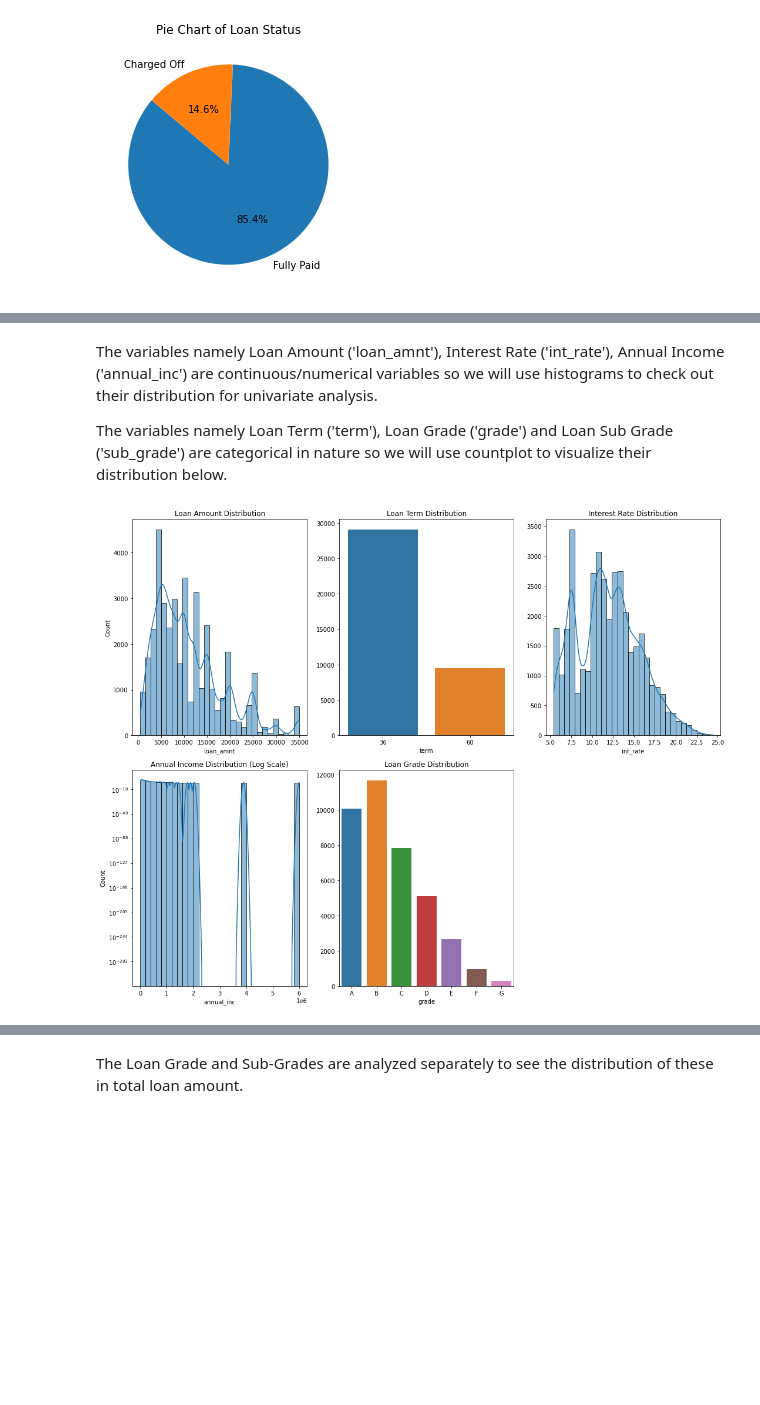
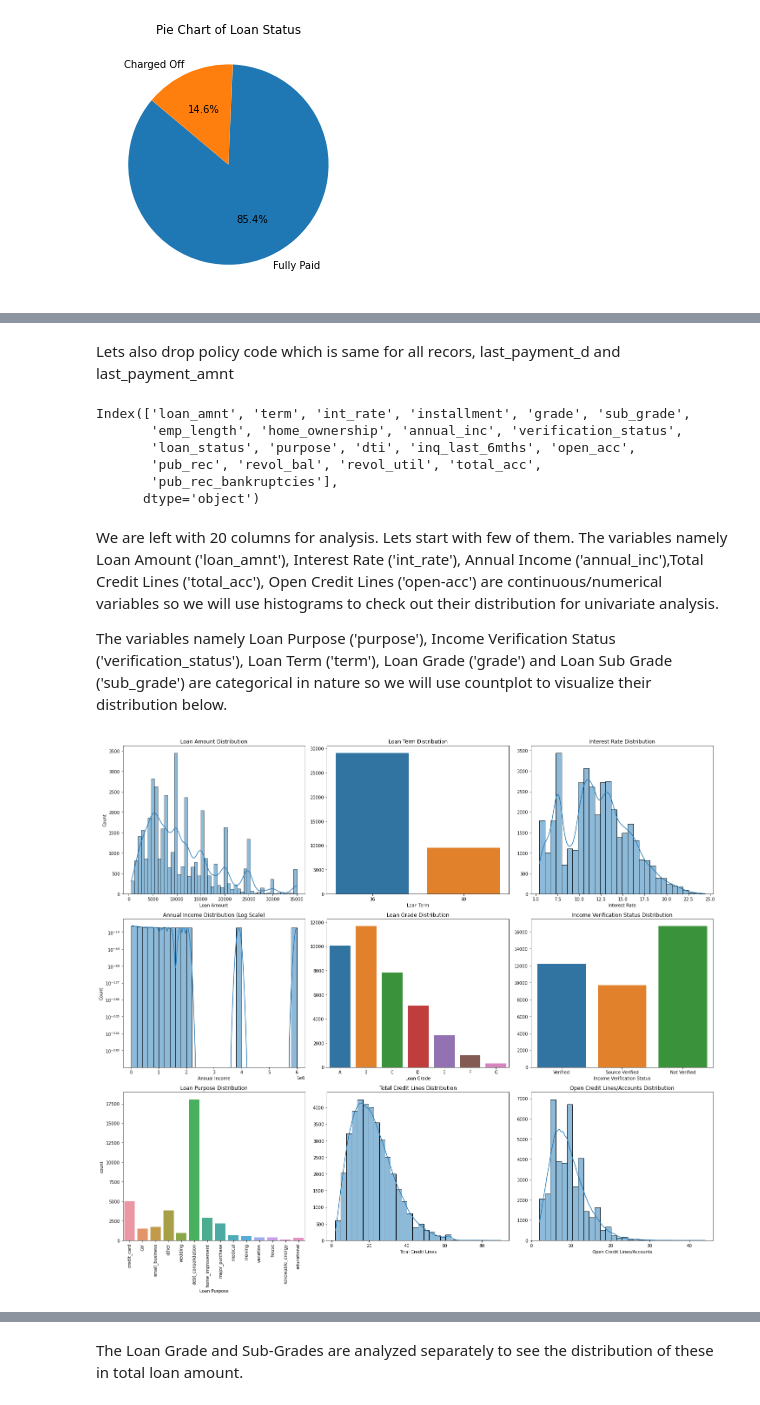
Before and after one commit to abym-droid/upgrad-lending-club-case-study, a Jupyter notebook: Abhishek_Mukherjee.ipynb, the cells around one changed output, grey strips where cells are left out. Cells and saved outputs as stored; diff of their text form; code cells hidden in the pictures; blank space fills up the shorter version.

Commit message:
Added Bivariate/Muktivariate Analysis, considered some additional columns and filtered some more. Added Derived metrics and conclusion

```diff
--- a/Abhishek_Mukherjee.ipynb
+++ b/Abhishek_Mukherjee.ipynb
@@ -382,0 +477,9 @@ Now we will analyze some more columns to understand their importance
+# %%
+# Lets drop non-relevant columns
+
+loan_df_filtered = (loan_df_filtered.drop(columns=
+                                          ['id', 'member_id', 'funded_amnt', 'funded_amnt_inv', 'issue_d', 'url', 'title',
+                                           'zip_code', 'addr_state', 'delinq_2yrs', 'earliest_cr_line', 'initial_list_status',
+                                           'out_prncp', 'out_prncp_inv', 'total_pymnt', 'total_pymnt_inv', 'total_rec_prncp',
+                                           'total_rec_int', 'total_rec_late_fee','recoveries', 'collection_recovery_fee',
+                                           'chargeoff_within_12_mths', 'delinq_amnt', 'tax_liens']))
@@ -382,0 +599,3 @@ Now we will analyze some more columns to understand their importance
+# %%
+# Drop aforementioned columns
+loan_df_filtered = loan_df_filtered.drop(columns=['pymnt_plan', 'application_type', 'last_credit_pull_d', 'collections_12_mths_ex_med', 'acc_now_delinq'])
@@ -383,40 +624,83 @@ Now we will analyze some more columns to understand their importance
+# %% [markdown]
+Lets also drop policy code which is same for all recors, last_payment_d and last_payment_amnt
+# %%
+loan_df_filtered = loan_df_filtered.drop(columns=['policy_code','last_pymnt_d', 'last_pymnt_amnt'])
+# %%
+loan_df_filtered.columns
+# %% [output]
+Index(['loan_amnt', 'term', 'int_rate', 'installment', 'grade', 'sub_grade',
+       'emp_length', 'home_ownership', 'annual_inc', 'verification_status',
+       'loan_status', 'purpose', 'dti', 'inq_last_6mths', 'open_acc',
+       'pub_rec', 'revol_bal', 'revol_util', 'total_acc',
+       'pub_rec_bankruptcies'],
+      dtype='object')
 # %% [markdown]
-The variables namely Loan Amount ('loan_amnt'), Interest Rate ('int_rate'), Annual Income ('annual_inc') are continuous/numerical variables so we will use histograms to check out their distribution for univariate analysis.
+We are left with 20 columns for analysis. Lets start with few of them. The variables namely Loan Amount ('loan_amnt'), Interest Rate ('int_rate'), Annual Income ('annual_inc'),Total Credit Lines ('total_acc'), Open Credit Lines ('open-acc') are continuous/numerical variables so we will use histograms to check out their distribution for univariate analysis.
 
-The variables namely Loan Term ('term'), Loan Grade ('grade') and Loan Sub Grade ('sub_grade') are categorical in nature so we will use countplot to visualize their distribution below.
+The variables namely Loan Purpose ('purpose'), Income Verification Status ('verification_status'), Loan Term ('term'), Loan Grade ('grade') and Loan Sub Grade ('sub_grade') are categorical in nature so we will use countplot to visualize their distribution below.
 # %%
 # Lets check out the visualizations of the aforementioned variables distribution
-plt.figure(figsize=[15, 12])
+plt.figure(figsize=[20, 18])
 
 # Loan Amount Distribution
-plt.subplot(2, 3, 1)
-sns.histplot(data=loan_df_filtered, x='loan_amnt', bins=30, kde=True)
+plt.subplot(3, 3, 1)
+sns.histplot(data=loan_df_filtered, x='loan_amnt', bins=50, kde=True)
+plt.xlabel('Loan Amount')
 plt.title('Loan Amount Distribution')
 
 # Term Distribution
-plt.subplot(2, 3, 2)
+plt.subplot(3, 3, 2)
 sns.countplot(data=loan_df_filtered, x='term' ).set(ylabel=None)
+plt.xlabel('Loan Term')
 plt.title('Loan Term Distribution')
 
 # Interest Rate Distribution
-plt.subplot(2, 3, 3)
+plt.subplot(3, 3, 3)
 sns.histplot(data=loan_df_filtered, x='int_rate', bins=30, kde=True).set(ylabel=None)
+plt.xlabel('Interest Rate')
 plt.title('Interest Rate Distribution')
 
 # Annual Income Distribution (log scale for clarity)
-plt.subplot(2, 3, 4)
+plt.subplot(3, 3, 4)
 sns.histplot(data=loan_df_filtered, x='annual_inc', bins=30, kde=True)
 plt.yscale('log')
+plt.xlabel('Annual Income')
 plt.title('Annual Income Distribution (Log Scale)')
 
 # Loan Grade Distribution
-plt.subplot(2, 3, 5)
+plt.subplot(3, 3, 5)
 sns.countplot(data=loan_df_filtered, x='grade', order=sorted(loan_df_filtered['grade'].unique())).set(ylabel=None)
+plt.xlabel('Loan Grade')
 plt.title('Loan Grade Distribution')
 
+# Income Verification status Distribution
+plt.subplot(3, 3, 6)
+sns.countplot(data=loan_df_filtered, x='verification_status').set(ylabel=None)
+plt.xlabel('Income Verification Status')
+plt.title('Income Verification Status Distribution')
+
+# Loan Purpose Distribution
+plt.subplot(3, 3, 7)
+sns.countplot(data=loan_df_filtered, x='purpose')
+plt.xlabel('Loan Purpose')
+plt.xticks(rotation=90)
+plt.title('Loan Purpose Distribution')
+
+# Total Credit Lines on file for Borrowers Distribution
+plt.subplot(3, 3, 8)
+sns.histplot(data=loan_df_filtered, x='total_acc', bins=30, kde=True).set(ylabel=None)
+plt.xlabel('Total Credit Lines')
+plt.title('Total Credit Lines Distribution')
+
+
+# Open Credit Lines/Accounts Distribution
+plt.subplot(3, 3, 9)
+sns.histplot(data=loan_df_filtered, x='open_acc', bins=30, kde=True).set(ylabel=None)
+plt.xlabel('Open Credit Lines/Accounts')
+plt.title('Open Credit Lines/Accounts Distribution')
 
 plt.tight_layout()
 plt.show()
 # %% [output]
-[figure, old version]
+[figure, new version]
 # %% [markdown]
```
Also changed, not shown: parts of 88 cells of this notebook.
